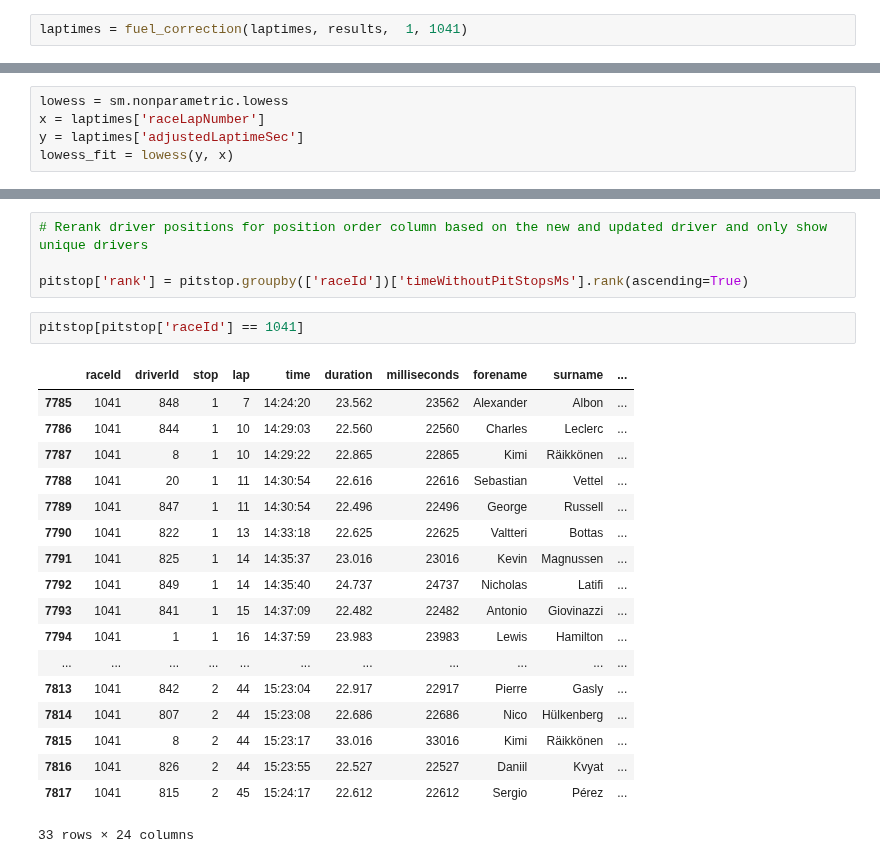
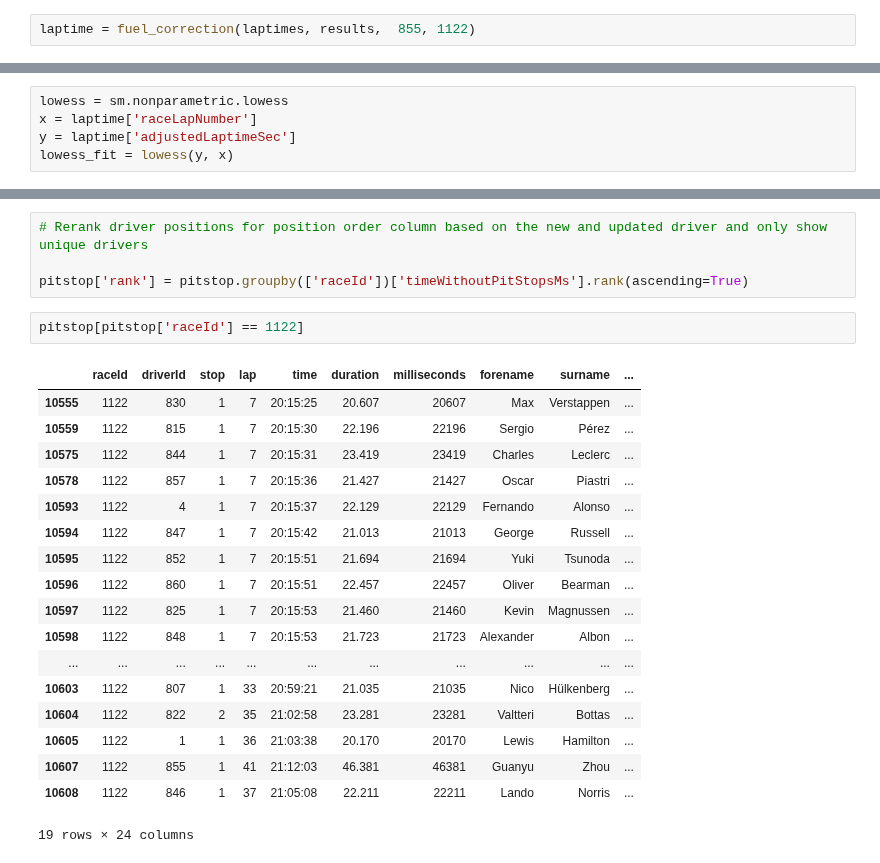
Before and after one commit to OhOmah/F1Revisited, a Jupyter notebook: Pitstop_Analysis.ipynb, the cells around one changed output, grey strips where cells are left out. Cells and saved outputs as stored; diff of their text form.

```diff
--- a/Pitstop_Analysis.ipynb
+++ b/Pitstop_Analysis.ipynb
@@ -348,7 +348,7 @@ def fuel_correction(laptimedf, fastestlapdf, driver, race):
 
   return laptimes
 # %%
-laptimes = fuel_correction(laptimes, results,  1, 1041)
+laptime = fuel_correction(laptimes, results,  855, 1122)
 # %% [output]
 A value is trying to be set on a copy of a slice from a DataFrame.
 Try using .loc[row_indexer,col_indexer] = value instead
@@ -363,7 +383,7 @@ See the caveats in the documentation: https://pandas.pydata.org/pandas-docs/stab
 # %%
 lowess = sm.nonparametric.lowess
-x = laptimes['raceLapNumber']
-y = laptimes['adjustedLaptimeSec']
+x = laptime['raceLapNumber']
+y = laptime['adjustedLaptimeSec']
 lowess_fit = lowess(y, x)
 # %%
 # visualize the lowess fit
@@ -467,23 +487,23 @@ pitstop.head()
 
 pitstop['rank'] = pitstop.groupby(['raceId'])['timeWithoutPitStopsMs'].rank(ascending=True)
 # %%
-pitstop[pitstop['raceId'] == 1041]
+pitstop[pitstop['raceId'] == 1122]
 # %% [output]
 |  | raceId | driverId | stop | lap | time | duration | milliseconds | forename | surname | ... |
-| 7785 | 1041 | 848 | 1 | 7 | 14:24:20 | 23.562 | 23562 | Alexander | Albon | ... |
-| 7786 | 1041 | 844 | 1 | 10 | 14:29:03 | 22.560 | 22560 | Charles | Leclerc | ... |
-| 7787 | 1041 | 8 | 1 | 10 | 14:29:22 | 22.865 | 22865 | Kimi | Räikkönen | ... |
-| 7788 | 1041 | 20 | 1 | 11 | 14:30:54 | 22.616 | 22616 | Sebastian | Vettel | ... |
-| 7789 | 1041 | 847 | 1 | 11 | 14:30:54 | 22.496 | 22496 | George | Russell | ... |
-| 7790 | 1041 | 822 | 1 | 13 | 14:33:18 | 22.625 | 22625 | Valtteri | Bottas | ... |
-| 7791 | 1041 | 825 | 1 | 14 | 14:35:37 | 23.016 | 23016 | Kevin | Magnussen | ... |
-| 7792 | 1041 | 849 | 1 | 14 | 14:35:40 | 24.737 | 24737 | Nicholas | Latifi | ... |
-| 7793 | 1041 | 841 | 1 | 15 | 14:37:09 | 22.482 | 22482 | Antonio | Giovinazzi | ... |
-| 7794 | 1041 | 1 | 1 | 16 | 14:37:59 | 23.983 | 23983 | Lewis | Hamilton | ... |
+| 10555 | 1122 | 830 | 1 | 7 | 20:15:25 | 20.607 | 20607 | Max | Verstappen | ... |
+| 10559 | 1122 | 815 | 1 | 7 | 20:15:30 | 22.196 | 22196 | Sergio | Pérez | ... |
+| 10575 | 1122 | 844 | 1 | 7 | 20:15:31 | 23.419 | 23419 | Charles | Leclerc | ... |
+| 10578 | 1122 | 857 | 1 | 7 | 20:15:36 | 21.427 | 21427 | Oscar | Piastri | ... |
+| 10593 | 1122 | 4 | 1 | 7 | 20:15:37 | 22.129 | 22129 | Fernando | Alonso | ... |
+| 10594 | 1122 | 847 | 1 | 7 | 20:15:42 | 21.013 | 21013 | George | Russell | ... |
+| 10595 | 1122 | 852 | 1 | 7 | 20:15:51 | 21.694 | 21694 | Yuki | Tsunoda | ... |
+| 10596 | 1122 | 860 | 1 | 7 | 20:15:51 | 22.457 | 22457 | Oliver | Bearman | ... |
+| 10597 | 1122 | 825 | 1 | 7 | 20:15:53 | 21.460 | 21460 | Kevin | Magnussen | ... |
+| 10598 | 1122 | 848 | 1 | 7 | 20:15:53 | 21.723 | 21723 | Alexander | Albon | ... |
 | ... | ... | ... | ... | ... | ... | ... | ... | ... | ... | ... |
-| 7813 | 1041 | 842 | 2 | 44 | 15:23:04 | 22.917 | 22917 | Pierre | Gasly | ... |
-| 7814 | 1041 | 807 | 2 | 44 | 15:23:08 | 22.686 | 22686 | Nico | Hülkenberg | ... |
-| 7815 | 1041 | 8 | 2 | 44 | 15:23:17 | 33.016 | 33016 | Kimi | Räikkönen | ... |
-| 7816 | 1041 | 826 | 2 | 44 | 15:23:55 | 22.527 | 22527 | Daniil | Kvyat | ... |
-| 7817 | 1041 | 815 | 2 | 45 | 15:24:17 | 22.612 | 22612 | Sergio | Pérez | ... |
+| 10603 | 1122 | 807 | 1 | 33 | 20:59:21 | 21.035 | 21035 | Nico | Hülkenberg | ... |
+| 10604 | 1122 | 822 | 2 | 35 | 21:02:58 | 23.281 | 23281 | Valtteri | Bottas | ... |
+| 10605 | 1122 | 1 | 1 | 36 | 21:03:38 | 20.170 | 20170 | Lewis | Hamilton | ... |
+| 10607 | 1122 | 855 | 1 | 41 | 21:12:03 | 46.381 | 46381 | Guanyu | Zhou | ... |
+| 10608 | 1122 | 846 | 1 | 37 | 21:05:08 | 22.211 | 22211 | Lando | Norris | ... |
-33 rows × 24 columns
+19 rows × 24 columns
```
Also changed, not shown: parts of 23 cells of this notebook.
